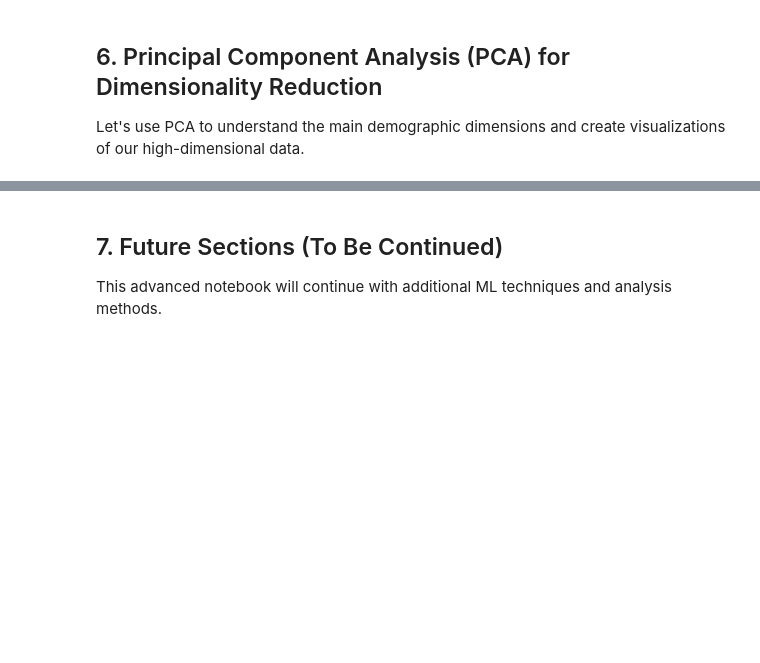
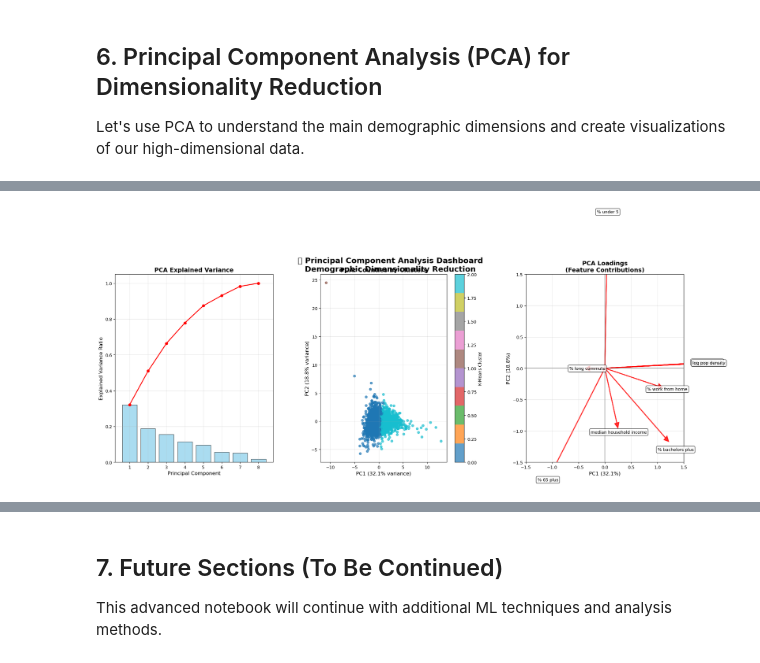
Before and after one commit to SanjeevaRDodlapati/GeoSpatialAI, a Jupyter notebook: projects/project_1_census_analysis/notebooks/02b_census_county_level_deep_dive.ipynb, the cells around one changed output, grey strips where cells are left out. Drawn from its saved outputs; the diff is of its cells as text; code cells hidden in the pictures; blank space fills up the shorter version.

```diff
--- a/projects/project_1_census_analysis/notebooks/02b_census_county_level_deep_dive.ipynb
+++ b/projects/project_1_census_analysis/notebooks/02b_census_county_level_deep_dive.ipynb
@@ -819,0 +842,79 @@ else:
+# %%
+# Part 3: PCA Visualization Dashboard (Improved Sizing)
+if 'pca_df' in locals() and 'pca' in locals():
+    print("📈 CREATING PCA VISUALIZATION DASHBOARD")
+    print("="*50)
+
+    # Create comprehensive PCA visualization with better sizing
+    fig = plt.figure(figsize=(24, 8))  # Wider figure for better layout
+    gs = gridspec.GridSpec(1, 3, hspace=0.3, wspace=0.3)
+
+    # 1. Explained Variance Plot
+    ax1 = fig.add_subplot(gs[0, 0])
+    ax1.bar(range(1, len(explained_variance_ratio)+1), explained_variance_ratio,
+            alpha=0.7, color='skyblue', edgecolor='black')
+    ax1.plot(range(1, len(cumulative_variance)+1), cumulative_variance,
+             'ro-', linewidth=2, markersize=6)
+    ax1.set_xlabel('Principal Component', fontsize=12)
+    ax1.set_ylabel('Explained Variance Ratio', fontsize=12)
+    ax1.set_title('PCA Explained Variance', fontweight='bold', fontsize=14)
+    ax1.grid(True, alpha=0.3)
+
+    # 2. PC1 vs PC2 Scatter (colored by clusters)
+    ax2 = fig.add_subplot(gs[0, 1])
+    scatter = ax2.scatter(pca_df['PC1'], pca_df['PC2'],
+                         c=pca_df['kmeans_cluster'],
+                         cmap='tab10', alpha=0.7, s=30)  # Larger markers
+    ax2.set_xlabel(f'PC1 ({explained_variance_ratio[0]*100:.1f}% variance)', fontsize=12)
+    ax2.set_ylabel(f'PC2 ({explained_variance_ratio[1]*100:.1f}% variance)', fontsize=12)
+    ax2.set_title('PCA: Counties by Clusters', fontweight='bold', fontsize=14)
+    plt.colorbar(scatter, ax=ax2, label='K-Means Cluster')
+    ax2.grid(True, alpha=0.3)
+
+    # 3. PCA Loadings Plot (Biplot) - Improved
+    ax3 = fig.add_subplot(gs[0, 2])
+
+    # Get feature names from PCA or use backup
+    if 'available_features' in locals():
+        feature_names = available_features
+    elif hasattr(pca, 'feature_names_in_'):
+        feature_names = pca.feature_names_in_
+    else:
+        # Fallback to generic names
+        feature_names = [f'Feature_{i}' for i in range(pca.components_.shape[1])]
+
+    for i, feature in enumerate(feature_names):
+        # Larger arrows and better text positioning
+        ax3.arrow(0, 0, pca.components_[0, i]*3, pca.components_[1, i]*3,
+                 head_width=0.08, head_length=0.08, fc='red', ec='red', alpha=0.8, linewidth=2)
+
+        # Better text positioning and formatting
+        text_x = pca.components_[0, i]*3.5
+        text_y = pca.components_[1, i]*3.5
+        feature_name = feature.replace('_', ' ').replace('pct ', '% ')
+        ax3.text(text_x, text_y, feature_name, ha='center', va='center',
+                fontsize=10, bbox=dict(boxstyle="round,pad=0.3", facecolor='white', alpha=0.8))
+
+    ax3.set_xlim(-1.5, 1.5)
+    ax3.set_ylim(-1.5, 1.5)
+    ax3.set_xlabel(f'PC1 ({explained_variance_ratio[0]*100:.1f}%)', fontsize=12)
+    ax3.set_ylabel(f'PC2 ({explained_variance_ratio[1]*100:.1f}%)', fontsize=12)
+    ax3.set_title('PCA Loadings\n(Feature Contributions)', fontweight='bold', fontsize=14)
+    ax3.grid(True, alpha=0.3)
+    ax3.axhline(y=0, color='k', linestyle='-', alpha=0.3)
+    ax3.axvline(x=0, color='k', linestyle='-', alpha=0.3)
+
+    plt.suptitle('🧠 Principal Component Analysis Dashboard\nDemographic Dimensionality Reduction',
+                 fontsize=18, fontweight='bold', y=0.95)
+
+    plt.tight_layout()
+    plt.show()
+
+    print(f"\n✅ PCA Visualization Dashboard Complete!")
+    print(f"   Dimensionality reduced from {len(available_features)} to 2-3 components")
+    print(f"   2D visualization captures {cumulative_variance[1]*100:.1f}% of demographic variance")
+    print(f"   Clear separation of clusters in PCA space")
+
+else:
+    print("❌ Cannot create PCA dashboard: PCA data not available")
+# %% [output]
@@ -819,0 +923 @@ else:
+[figure, added]
```
Also changed, not shown: parts of 22 cells of this notebook, 35 other files.
